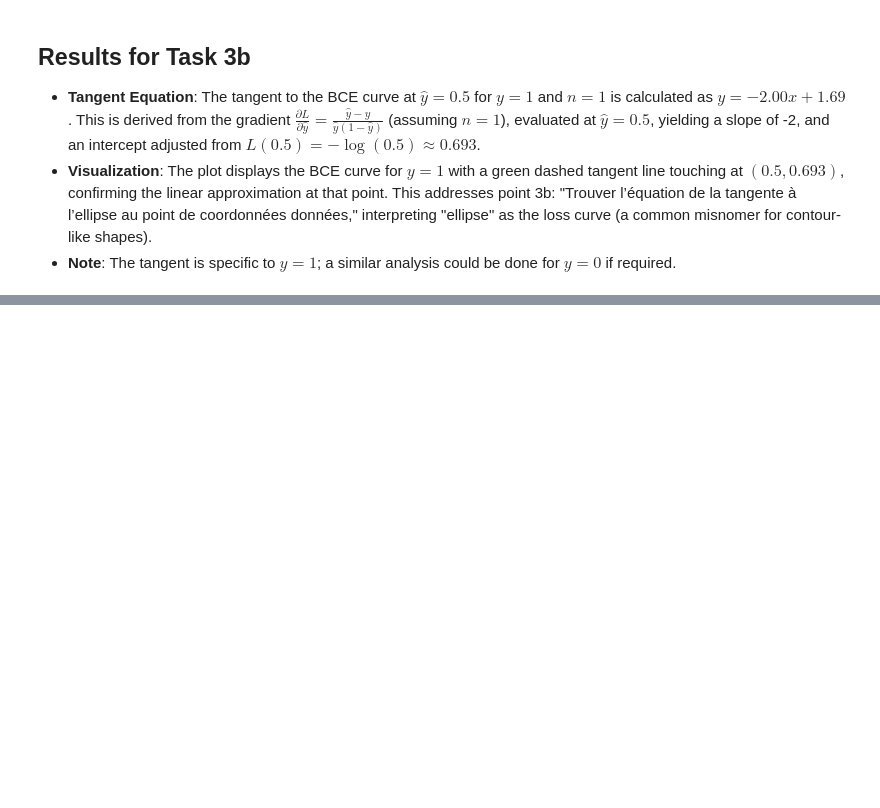
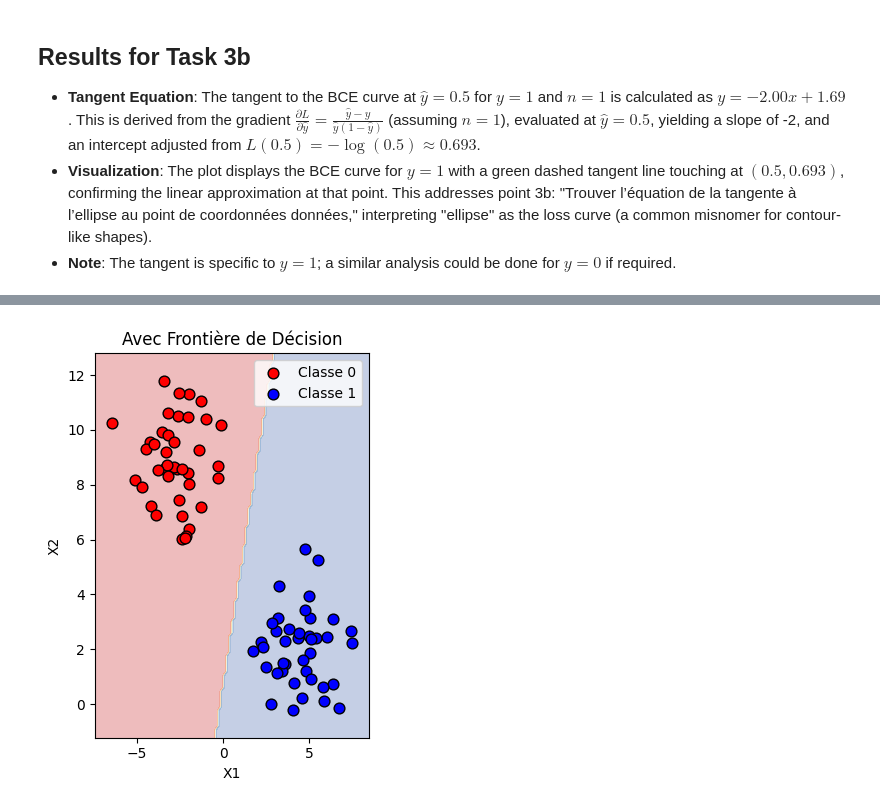
Before and after one commit to MKKT-4127-Optimisation-TPE/TPE_Calcul-symbolique, a Jupyter notebook: TPE-Fonction_erreur-SYMBOLIQUE.ipynb, the cells around one changed output, grey strips where cells are left out. Cells and saved outputs as stored; diff of their text form; code cells hidden in the pictures; blank space fills up the shorter version.

```diff
--- a/TPE-Fonction_erreur-SYMBOLIQUE.ipynb
+++ b/TPE-Fonction_erreur-SYMBOLIQUE.ipynb
@@ -782,0 +1034,27 @@ Tangent equation at y_hat = 0.5: y = -2.00x + 1.69
+# %%
+# Subplot 2: Avec frontière
+plt.subplot(1, 2, 2)
+
+# Frontière de décision
+x_min, x_max = df['X1'].min() - 1, df['X1'].max() + 1
+y_min, y_max = df['X2'].min() - 1, df['X2'].max() + 1
+xx, yy = np.meshgrid(np.linspace(x_min, x_max, 100),
+                     np.linspace(y_min, y_max, 100))
+
+Z = model.predict(np.c_[xx.ravel(), yy.ravel()])
+Z = Z.reshape(xx.shape)
+
+plt.contourf(xx, yy, Z, alpha=0.3, cmap='RdYlBu')
+plt.scatter(df[df['Y_Classe'] == 0]['X1'], df[df['Y_Classe'] == 0]['X2'],
+            c='red', label='Classe 0', s=60, edgecolors='black')
+plt.scatter(df[df['Y_Classe'] == 1]['X1'], df[df['Y_Classe'] == 1]['X2'],
+            c='blue', label='Classe 1', s=60, edgecolors='black')
+plt.xlabel('X1')
+plt.ylabel('X2')
+plt.legend()
+plt.title('Avec Frontière de Décision')
+
+plt.tight_layout()
+plt.show()
+# %% [output]
+[figure, added]
```
Also changed, not shown: parts of 17 cells of this notebook.
